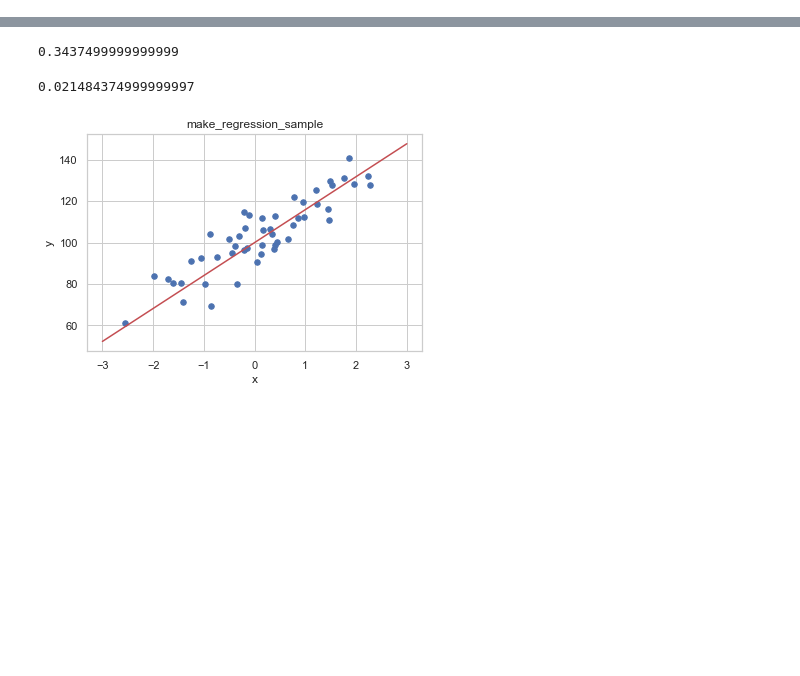
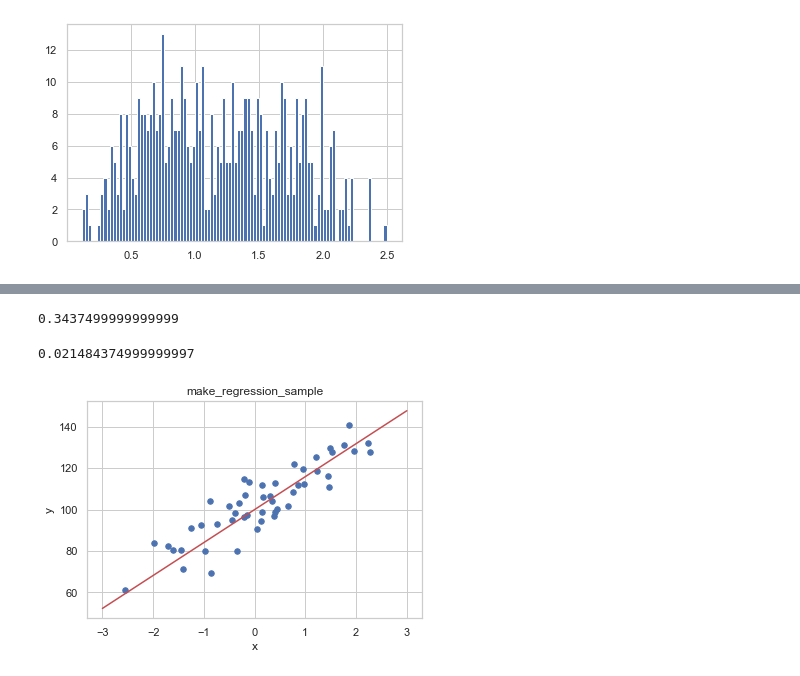
Before and after one commit to KIMS-Github/TIL_, a Jupyter notebook: math/Day17+_Off-line_Class/Math_off_Test_to_Regression .ipynb, the cells around one changed output, grey strips where cells are left out. Cells and saved outputs as stored; diff of their text form; code cells hidden in the pictures; blank space fills up the shorter version.

```diff
--- a/math/Day17+_Off-line_Class/Math_off_Test_to_Regression .ipynb
+++ b/math/Day17+_Off-line_Class/Math_off_Test_to_Regression .ipynb
@@ -0,0 +81,5 @@
+# %%
+np.log(df.DIS).hist(bins=100)
+plt.show()
+# %% [output]
+[figure, added]
```
Also changed, not shown: parts of 82 cells of this notebook, 5 other files.
